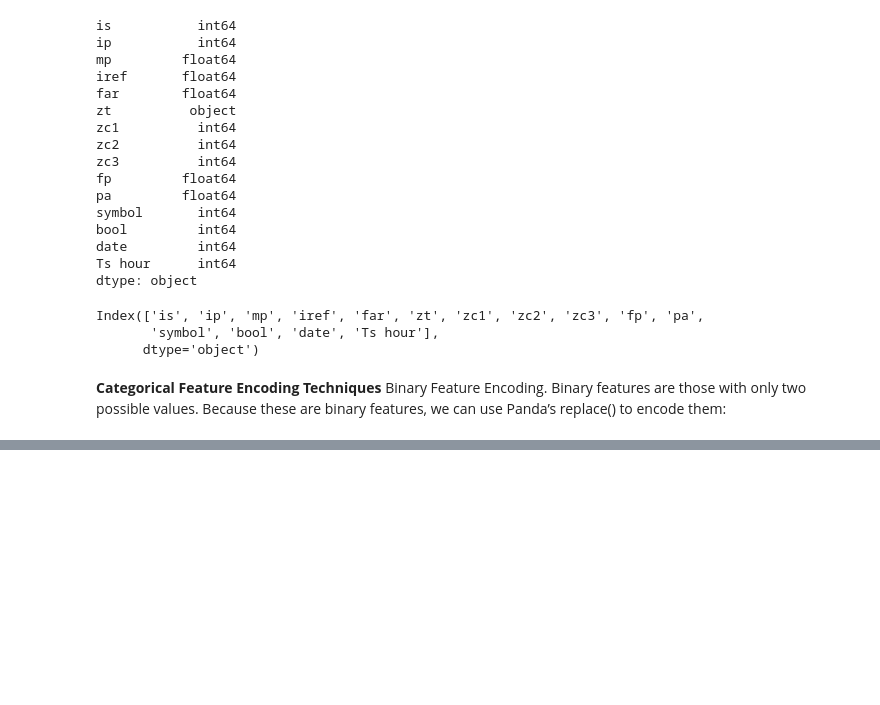
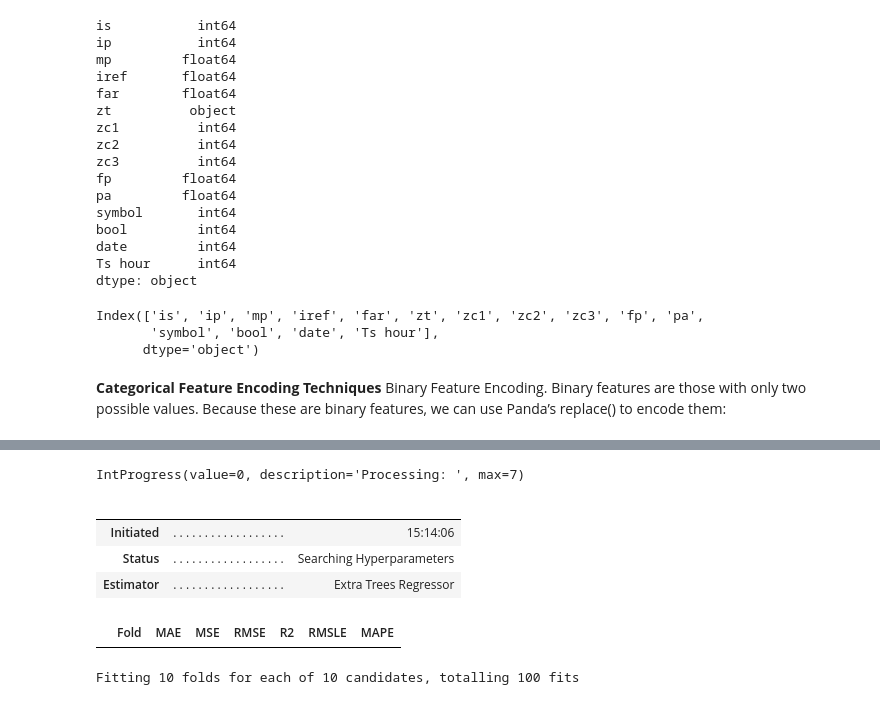
Before and after one commit to AyorindeTayo/freelancework-, a Jupyter notebook: Untitled46.ipynb, the cells around one changed output, grey strips where cells are left out. Saved outputs shown, nothing was run; the diff lists cells and outputs as text; code cells hidden in the pictures; blank space fills up the shorter version.

```diff
--- a/Untitled46.ipynb
+++ b/Untitled46.ipynb
@@ -325,0 +353,11 @@ IntProgress(value=0, description='Processing: ', max=94)
+# %%
+tuned_et = tune_model(et)
+# %% [output]
+IntProgress(value=0, description='Processing: ', max=7)
+|  |  |  |
+|  |  |  |
+| Initiated | . . . . . . . . . . . . . . . . . . | 15:14:06 |
+| Status | . . . . . . . . . . . . . . . . . . | Searching Hyperparameters |
+| Estimator | . . . . . . . . . . . . . . . . . . | Extra Trees Regressor |
+|  | Fold | MAE | MSE | RMSE | R2 | RMSLE | MAPE |
+Fitting 10 folds for each of 10 candidates, totalling 100 fits
```
Also changed, not shown: parts of 9 cells of this notebook.
